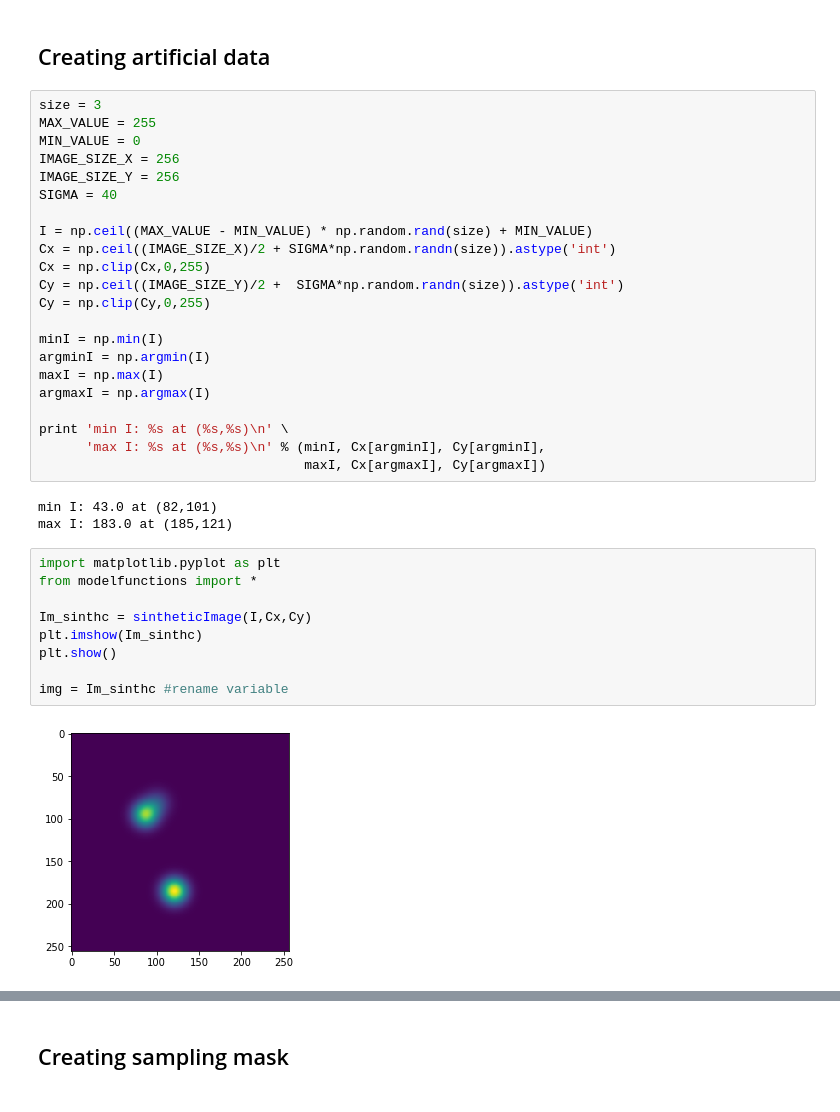
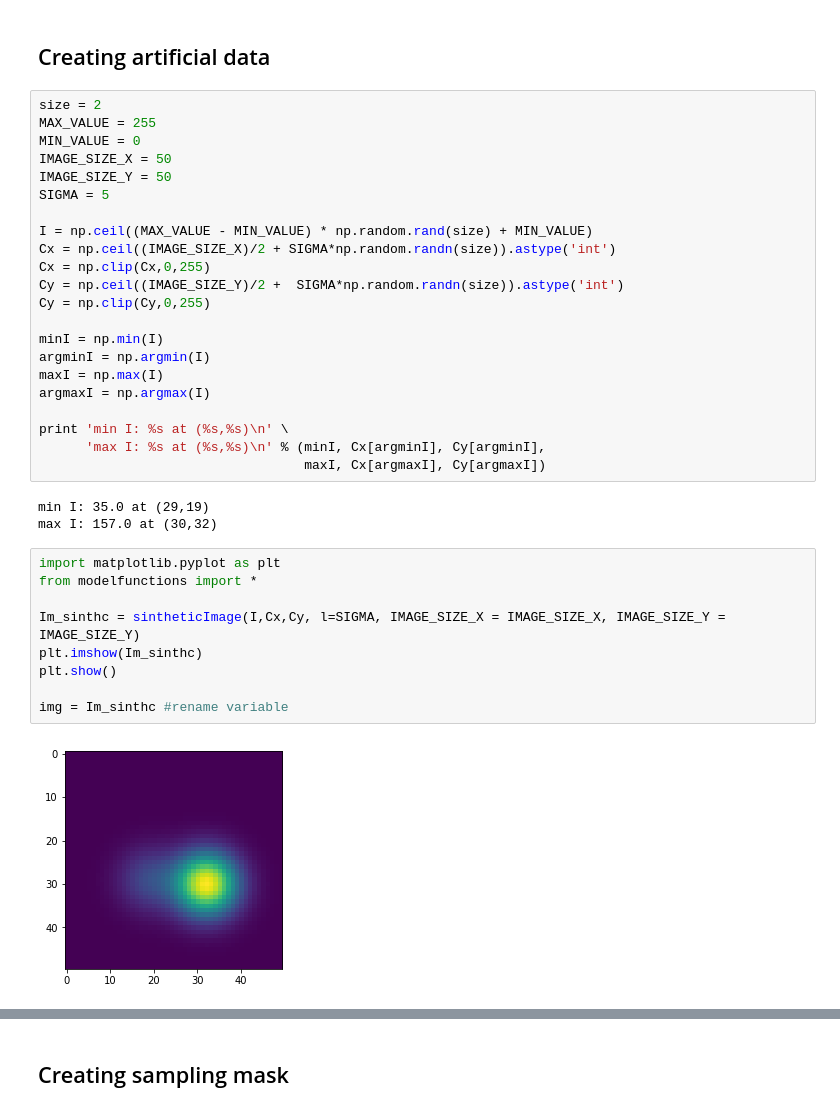
Before and after one commit to lerkoah/BayesianInterferometryIDS, a Jupyter notebook: src/main_bay_int.ipynb, the cells around one changed output, grey strips where cells are left out. Drawn from its saved outputs; the diff is of its cells as text.

```diff
--- a/src/main_bay_int.ipynb
+++ b/src/main_bay_int.ipynb
@@ -16,12 +16,12 @@ def show_fft_image(img_fft):
 # %% [markdown]
 ## Creating artificial data
 # %%
-size = 3
+size = 2
 MAX_VALUE = 255
 MIN_VALUE = 0
-IMAGE_SIZE_X = 256
-IMAGE_SIZE_Y = 256
-SIGMA = 40
+IMAGE_SIZE_X = 50
+IMAGE_SIZE_Y = 50
+SIGMA = 5
 
 I = np.ceil((MAX_VALUE - MIN_VALUE) * np.random.rand(size) + MIN_VALUE)
 Cx = np.ceil((IMAGE_SIZE_X)/2 + SIGMA*np.random.randn(size)).astype('int')
@@ -38,19 +38,19 @@ print 'min I: %s at (%s,%s)\n' \
       'max I: %s at (%s,%s)\n' % (minI, Cx[argminI], Cy[argminI],
                                   maxI, Cx[argmaxI], Cy[argmaxI])
 # %% [output]
-min I: 43.0 at (82,101)
-max I: 183.0 at (185,121)
+min I: 35.0 at (29,19)
+max I: 157.0 at (30,32)
 # %%
 import matplotlib.pyplot as plt
 from modelfunctions import *
 
-Im_sinthc = sintheticImage(I,Cx,Cy)
+Im_sinthc = sintheticImage(I,Cx,Cy, l=SIGMA, IMAGE_SIZE_X = IMAGE_SIZE_X, IMAGE_SIZE_Y = IMAGE_SIZE_Y)
 plt.imshow(Im_sinthc)
 plt.show()
 
 img = Im_sinthc #rename variable
 # %% [output]
-[figure, old version]
+[figure, new version]
 # %%
 # Calculate the spectrum
 img_fft, img_fftabs = spectrum(img)
```
Also changed, not shown: parts of 8 cells of this notebook, 3 other files.
